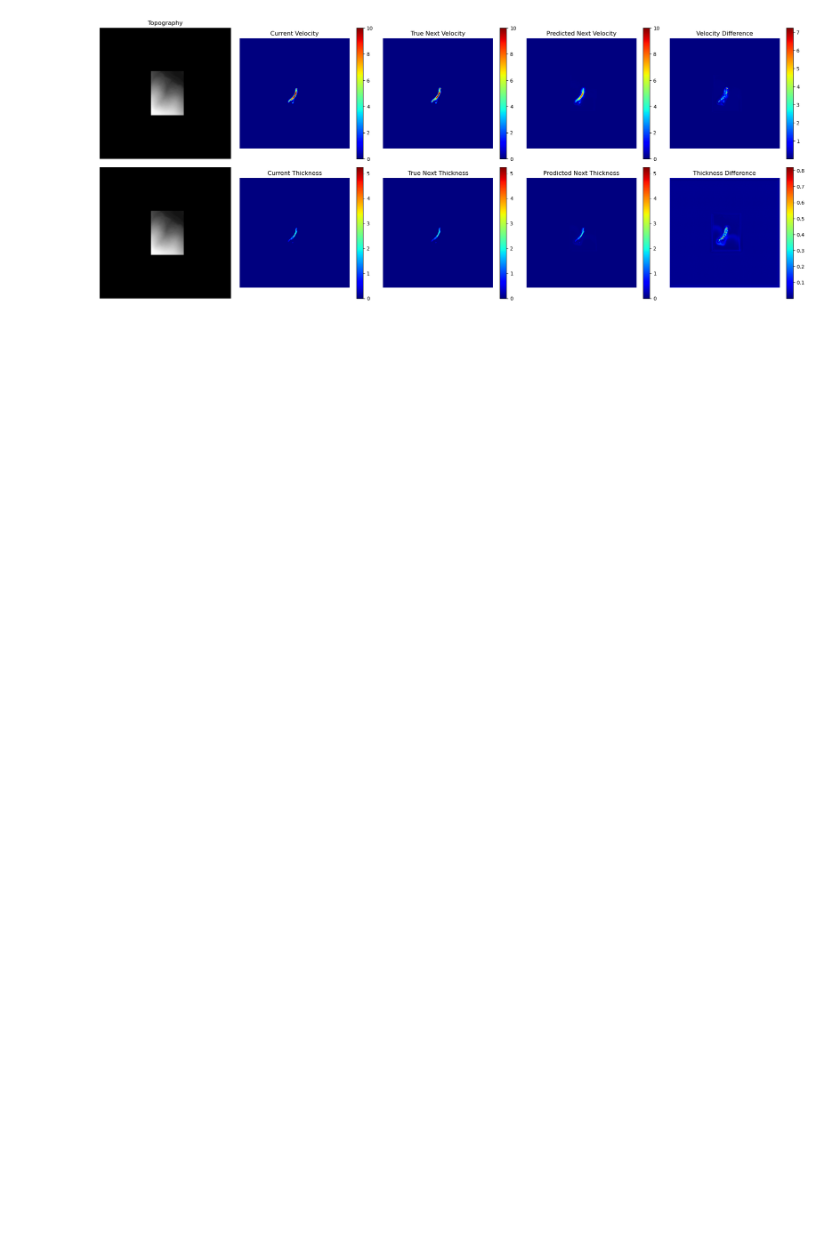
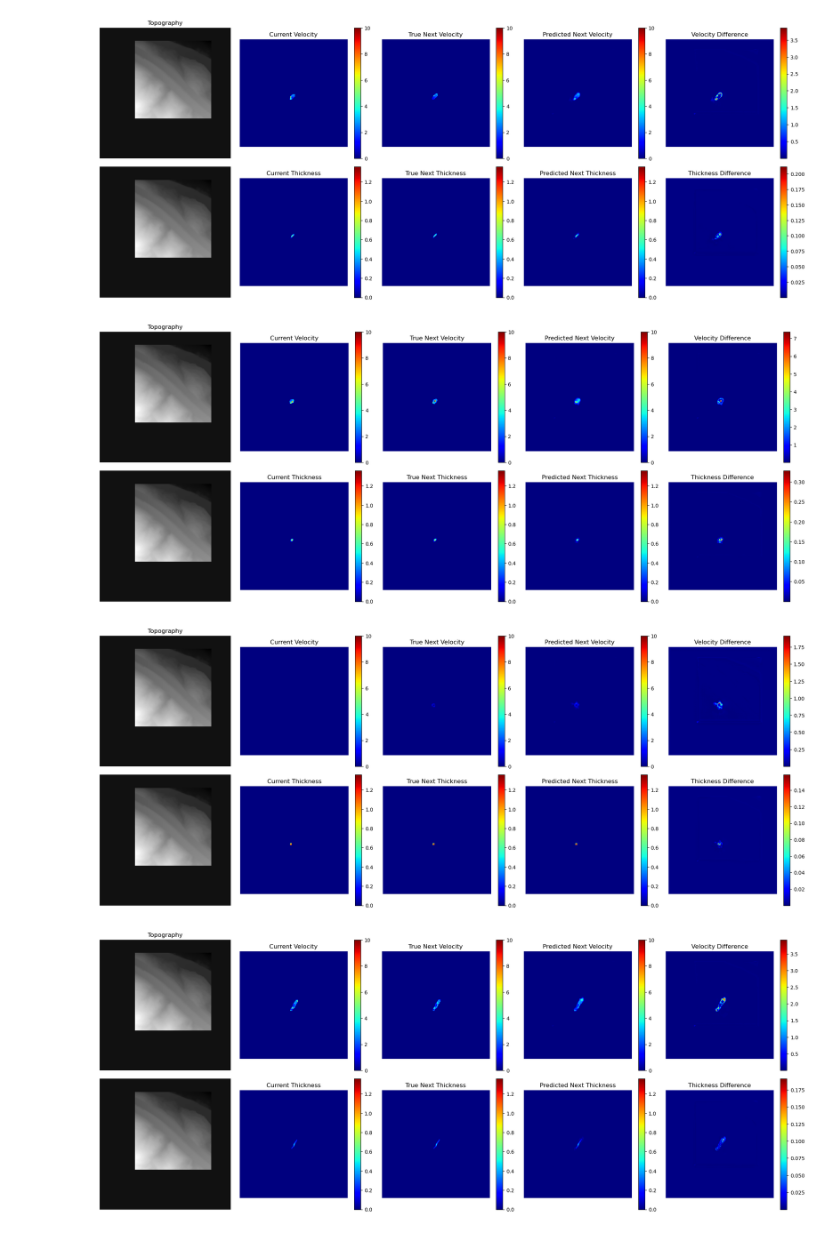
Before and after one commit to Thomas-Bush/dyna-landslide-surrogate, a Jupyter notebook: LandSlideDyna/model/main_pairs.ipynb, the cells around one changed output. Saved outputs shown, nothing was run; the diff lists cells and outputs as text; code cells hidden in the pictures; blank space fills up the shorter version.

```diff
--- a/LandSlideDyna/model/main_pairs.ipynb
+++ b/LandSlideDyna/model/main_pairs.ipynb
@@ -23,11 +23,11 @@ set_seed(42)
 # %%
 # Parameters
 
-root_dir = r'/home/tom/repos/dyna-landslide-surrogate/data'
+root_dir = r'/home/tom/repos/dyna-landslide-surrogate/data_small'
 checkpoint_dir = r'/home/tom/repos/dyna-landslide-surrogate/checkpoints'
 batch_size = 32
 split_proportions = (0.7, 0.15, 0.15)
-epochs = 100
+epochs = 3
 
 in_channels = 3  # Number of input channels (e.g., terrain, velocity, thickness)
 out_channels = 2  # Number of output channels (e.g., next velocity, next thickness)
@@ -115,4 +187,7 @@ Test Loss: 0.5159
 # %%
-trainer.plot_predictions(test_loader, num_predictions=1)
+trainer.plot_predictions(test_loader, num_predictions=25)
 # %% [output]
-[figure, old version]
+[figure, new version]
+[figure, added]
+[figure, added]
+[figure, added]
```
Also changed, not shown: parts of 7 cells of this notebook, 5 other files.
